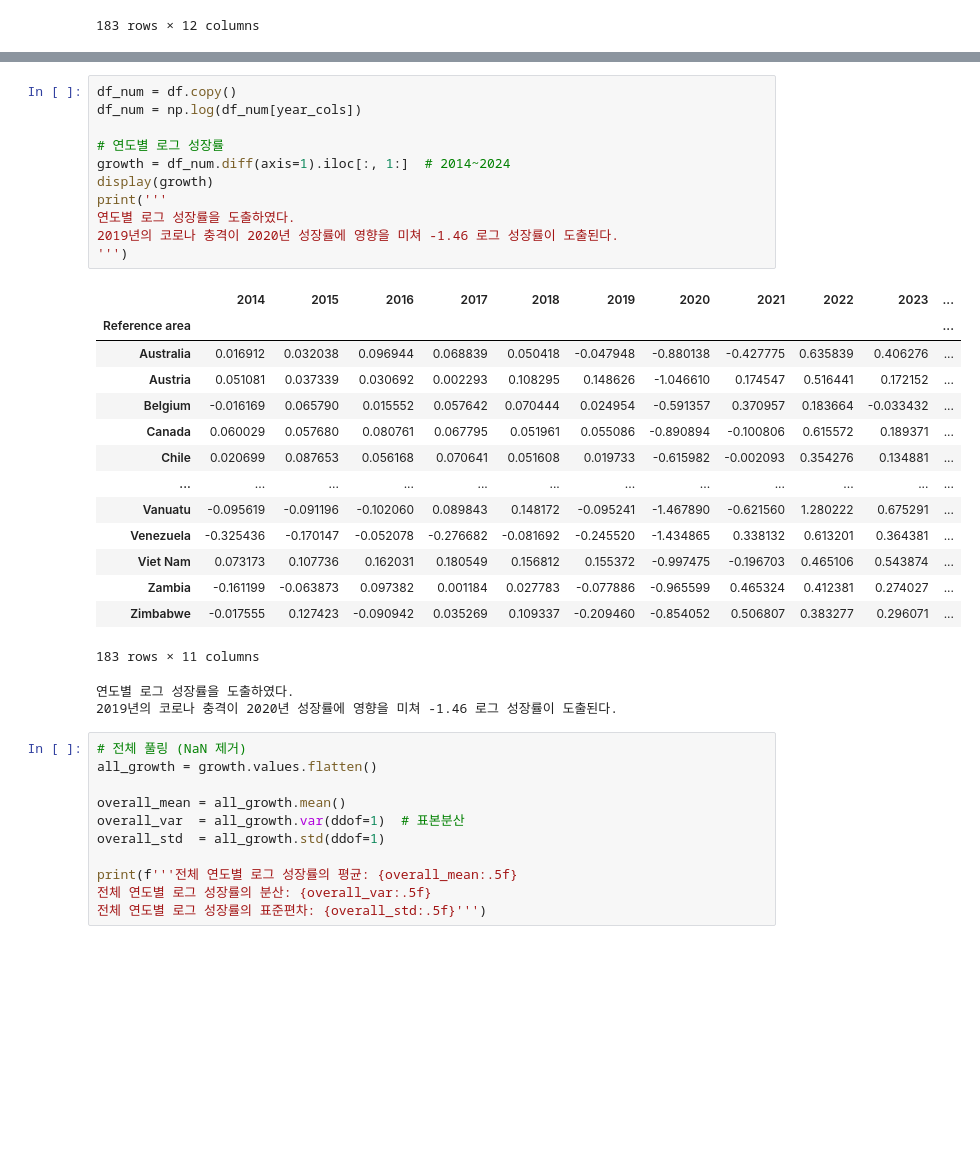
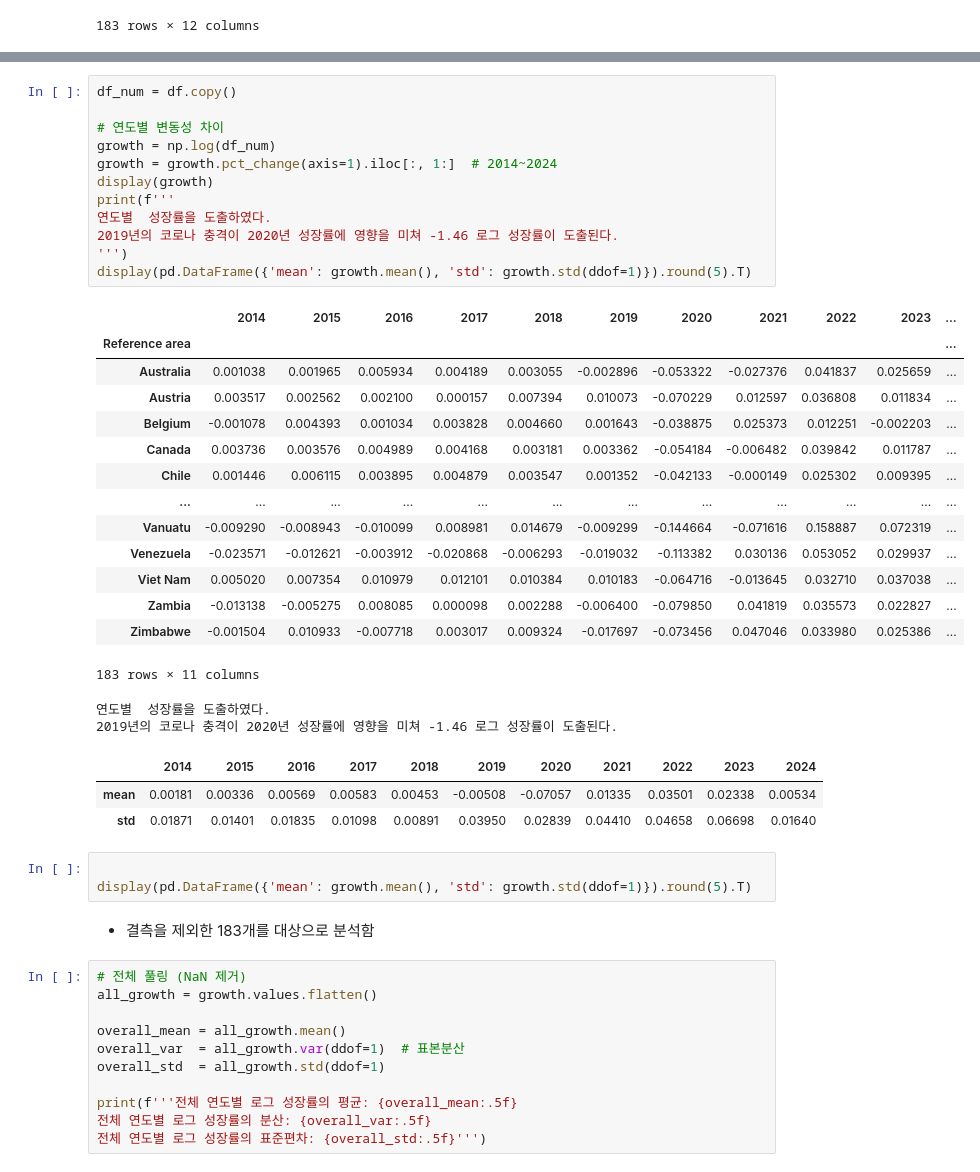
Before and after one commit to pookopook/GCEMM, a Jupyter notebook: 03 연구결과 시나리오별(중간진행).ipynb, the cells around one changed output, grey strips where cells are left out. Saved outputs shown, nothing was run; the diff lists cells and outputs as text; blank space fills up the shorter version.

```diff
--- a/02 연구결과 copy.ipynb
+++ b/03 연구결과 시나리오별(중간진행).ipynb
@@ -31,31 +406,40 @@ df.shape
 # %%
 df_num = df.copy()
-df_num = np.log(df_num[year_cols])
 
-# 연도별 로그 성장률
-growth = df_num.diff(axis=1).iloc[:, 1:]  # 2014~2024
+# 연도별 변동성 차이
+growth = np.log(df_num)
+growth = growth.pct_change(axis=1).iloc[:, 1:]  # 2014~2024
 display(growth)
-print('''
-연도별 로그 성장률을 도출하였다.
+print(f'''
+연도별  성장률을 도출하였다.
 2019년의 코로나 충격이 2020년 성장률에 영향을 미쳐 -1.46 로그 성장률이 도출된다.
 ''')
+display(pd.DataFrame({'mean': growth.mean(), 'std': growth.std(ddof=1)}).round(5).T)
 # %% [output]
 |  | 2014 | 2015 | 2016 | 2017 | 2018 | 2019 | 2020 | 2021 | 2022 | 2023 | ... |
 | Reference area |  |  |  |  |  |  |  |  |  |  | ... |
-| Australia | 0.016912 | 0.032038 | 0.096944 | 0.068839 | 0.050418 | -0.047948 | -0.880138 | -0.427775 | 0.635839 | 0.406276 | ... |
-| Austria | 0.051081 | 0.037339 | 0.030692 | 0.002293 | 0.108295 | 0.148626 | -1.046610 | 0.174547 | 0.516441 | 0.172152 | ... |
-| Belgium | -0.016169 | 0.065790 | 0.015552 | 0.057642 | 0.070444 | 0.024954 | -0.591357 | 0.370957 | 0.183664 | -0.033432 | ... |
-| Canada | 0.060029 | 0.057680 | 0.080761 | 0.067795 | 0.051961 | 0.055086 | -0.890894 | -0.100806 | 0.615572 | 0.189371 | ... |
-| Chile | 0.020699 | 0.087653 | 0.056168 | 0.070641 | 0.051608 | 0.019733 | -0.615982 | -0.002093 | 0.354276 | 0.134881 | ... |
+| Australia | 0.001038 | 0.001965 | 0.005934 | 0.004189 | 0.003055 | -0.002896 | -0.053322 | -0.027376 | 0.041837 | 0.025659 | ... |
+| Austria | 0.003517 | 0.002562 | 0.002100 | 0.000157 | 0.007394 | 0.010073 | -0.070229 | 0.012597 | 0.036808 | 0.011834 | ... |
+| Belgium | -0.001078 | 0.004393 | 0.001034 | 0.003828 | 0.004660 | 0.001643 | -0.038875 | 0.025373 | 0.012251 | -0.002203 | ... |
+| Canada | 0.003736 | 0.003576 | 0.004989 | 0.004168 | 0.003181 | 0.003362 | -0.054184 | -0.006482 | 0.039842 | 0.011787 | ... |
+| Chile | 0.001446 | 0.006115 | 0.003895 | 0.004879 | 0.003547 | 0.001352 | -0.042133 | -0.000149 | 0.025302 | 0.009395 | ... |
 | ... | ... | ... | ... | ... | ... | ... | ... | ... | ... | ... | ... |
-| Vanuatu | -0.095619 | -0.091196 | -0.102060 | 0.089843 | 0.148172 | -0.095241 | -1.467890 | -0.621560 | 1.280222 | 0.675291 | ... |
-| Venezuela | -0.325436 | -0.170147 | -0.052078 | -0.276682 | -0.081692 | -0.245520 | -1.434865 | 0.338132 | 0.613201 | 0.364381 | ... |
-| Viet Nam | 0.073173 | 0.107736 | 0.162031 | 0.180549 | 0.156812 | 0.155372 | -0.997475 | -0.196703 | 0.465106 | 0.543874 | ... |
-| Zambia | -0.161199 | -0.063873 | 0.097382 | 0.001184 | 0.027783 | -0.077886 | -0.965599 | 0.465324 | 0.412381 | 0.274027 | ... |
-| Zimbabwe | -0.017555 | 0.127423 | -0.090942 | 0.035269 | 0.109337 | -0.209460 | -0.854052 | 0.506807 | 0.383277 | 0.296071 | ... |
+| Vanuatu | -0.009290 | -0.008943 | -0.010099 | 0.008981 | 0.014679 | -0.009299 | -0.144664 | -0.071616 | 0.158887 | 0.072319 | ... |
+| Venezuela | -0.023571 | -0.012621 | -0.003912 | -0.020868 | -0.006293 | -0.019032 | -0.113382 | 0.030136 | 0.053052 | 0.029937 | ... |
+| Viet Nam | 0.005020 | 0.007354 | 0.010979 | 0.012101 | 0.010384 | 0.010183 | -0.064716 | -0.013645 | 0.032710 | 0.037038 | ... |
+| Zambia | -0.013138 | -0.005275 | 0.008085 | 0.000098 | 0.002288 | -0.006400 | -0.079850 | 0.041819 | 0.035573 | 0.022827 | ... |
+| Zimbabwe | -0.001504 | 0.010933 | -0.007718 | 0.003017 | 0.009324 | -0.017697 | -0.073456 | 0.047046 | 0.033980 | 0.025386 | ... |
 183 rows × 11 columns
-연도별 로그 성장률을 도출하였다.
+연도별  성장률을 도출하였다.
 2019년의 코로나 충격이 2020년 성장률에 영향을 미쳐 -1.46 로그 성장률이 도출된다.
+|  | 2014 | 2015 | 2016 | 2017 | 2018 | 2019 | 2020 | 2021 | 2022 | 2023 | 2024 |
+| mean | 0.00181 | 0.00336 | 0.00569 | 0.00583 | 0.00453 | -0.00508 | -0.07057 | 0.01335 | 0.03501 | 0.02338 | 0.00534 |
+| std | 0.01871 | 0.01401 | 0.01835 | 0.01098 | 0.00891 | 0.03950 | 0.02839 | 0.04410 | 0.04658 | 0.06698 | 0.01640 |
+# %%
+
+display(pd.DataFrame({'mean': growth.mean(), 'std': growth.std(ddof=1)}).round(5).T)
+# %% [markdown]
+* 결측을 제외한 183개를 대상으로 분석함
 # %%
 # 전체 풀링 (NaN 제거)
 all_growth = growth.values.flatten()
```
Also changed, not shown: parts of 17 cells of this notebook, 3 other files.
